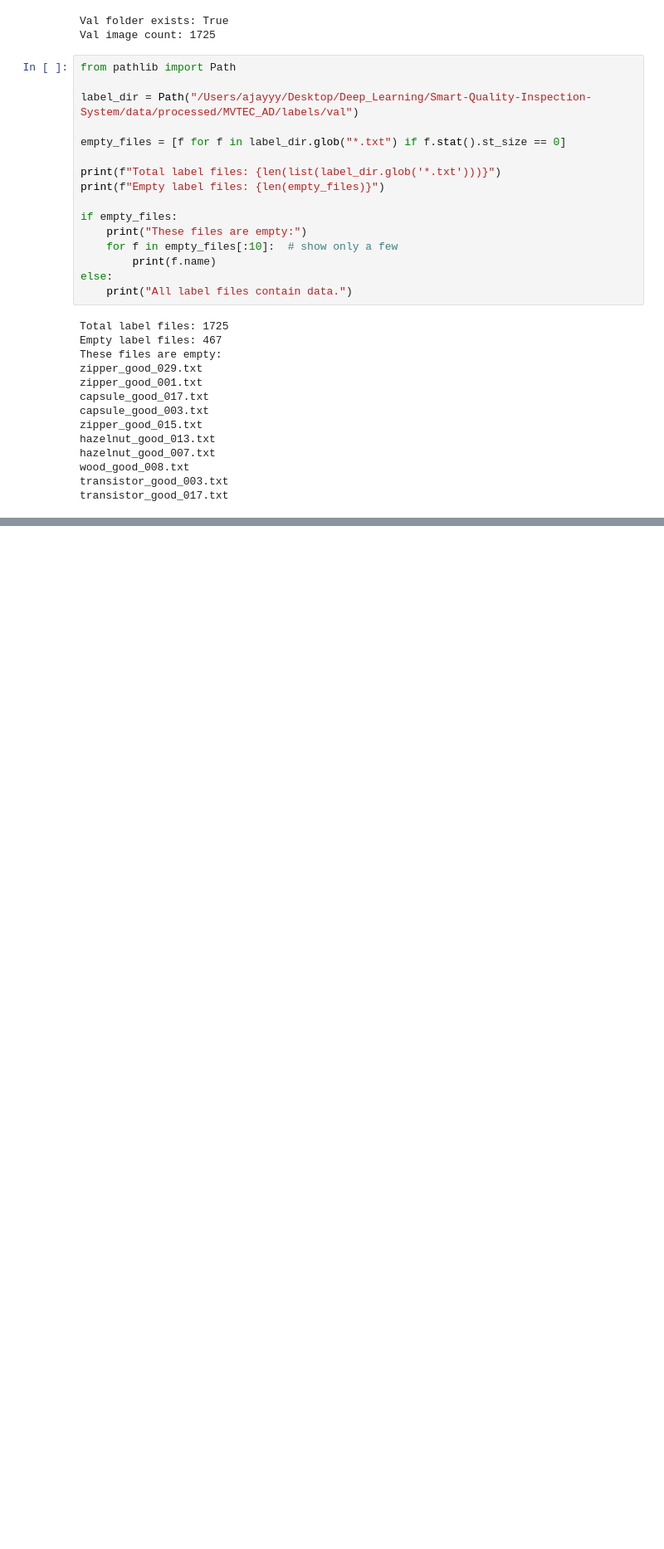
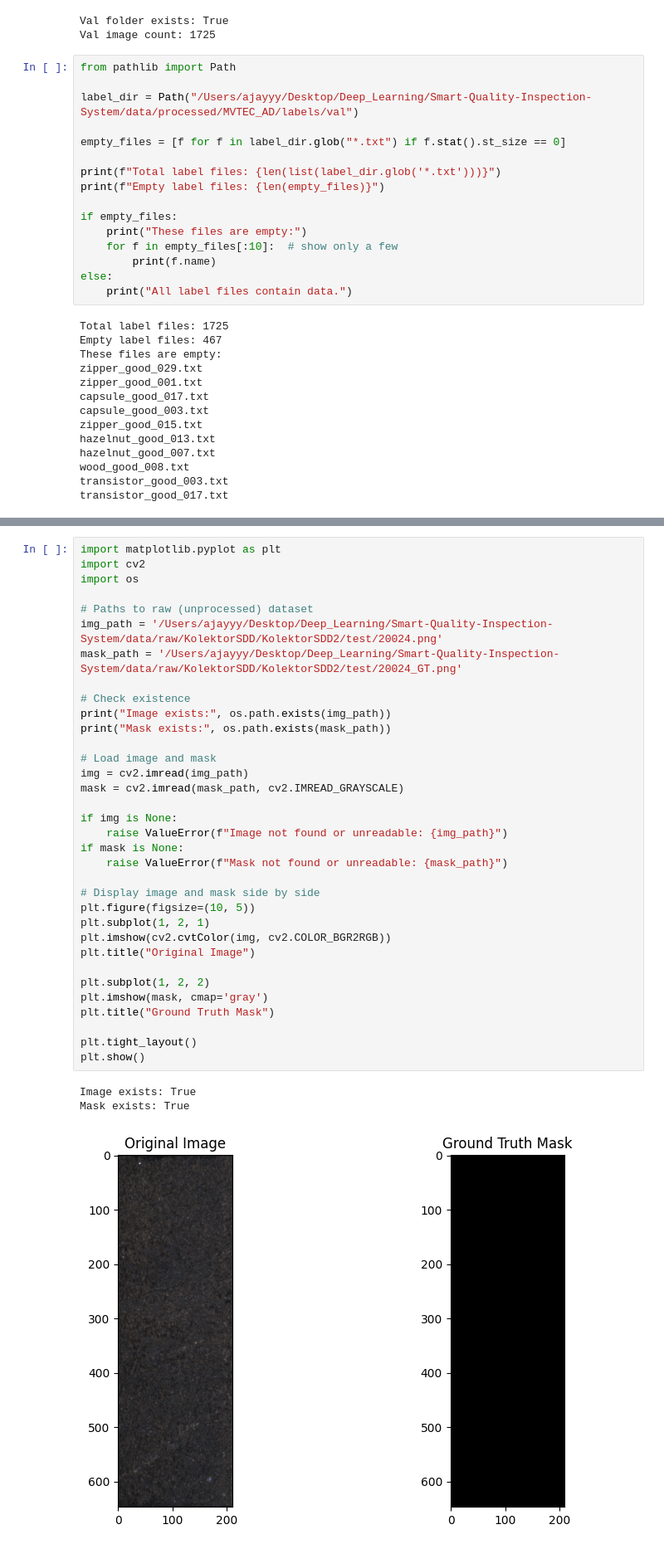
Before and after one commit to Ajay-Kumar-Prasad/Smart-Quality-Inspection-System, a Jupyter notebook: notebooks/sanity_check.ipynb, the cells around one changed output, grey strips where cells are left out. Shown: that part at 83% size. Drawn from its saved outputs; the diff is of its cells as text; blank space fills up the shorter version.

```diff
--- a/notebooks/sanity_check.ipynb
+++ b/notebooks/sanity_check.ipynb
@@ -65,0 +237,38 @@ transistor_good_017.txt
+# %%
+import matplotlib.pyplot as plt
+import cv2
+import os
+
+# Paths to raw (unprocessed) dataset
+img_path = '/Users/ajayyy/Desktop/Deep_Learning/Smart-Quality-Inspection-System/data/raw/KolektorSDD/KolektorSDD2/test/20024.png'
+mask_path = '/Users/ajayyy/Desktop/Deep_Learning/Smart-Quality-Inspection-System/data/raw/KolektorSDD/KolektorSDD2/test/20024_GT.png'
+
+# Check existence
+print("Image exists:", os.path.exists(img_path))
+print("Mask exists:", os.path.exists(mask_path))
+
+# Load image and mask
+img = cv2.imread(img_path)
+mask = cv2.imread(mask_path, cv2.IMREAD_GRAYSCALE)
+
+if img is None:
+    raise ValueError(f"Image not found or unreadable: {img_path}")
+if mask is None:
+    raise ValueError(f"Mask not found or unreadable: {mask_path}")
+
+# Display image and mask side by side
+plt.figure(figsize=(10, 5))
+plt.subplot(1, 2, 1)
+plt.imshow(cv2.cvtColor(img, cv2.COLOR_BGR2RGB))
+plt.title("Original Image")
+
+plt.subplot(1, 2, 2)
+plt.imshow(mask, cmap='gray')
+plt.title("Ground Truth Mask")
+
+plt.tight_layout()
+plt.show()
+# %% [output]
+Image exists: True
+Mask exists: True
+[figure, added]
```
Also changed, not shown: parts of 5 cells of this notebook, 3 other files.
